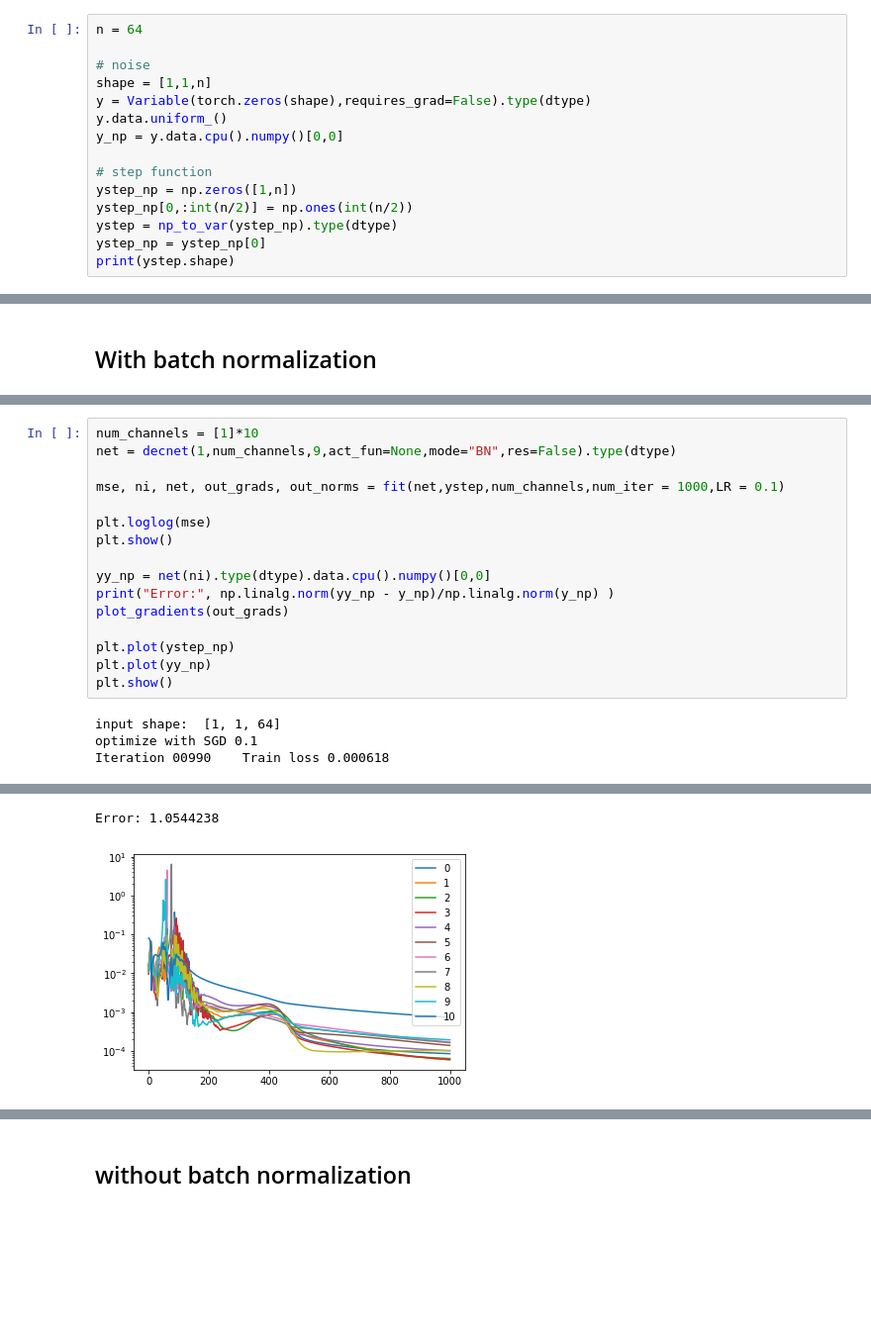
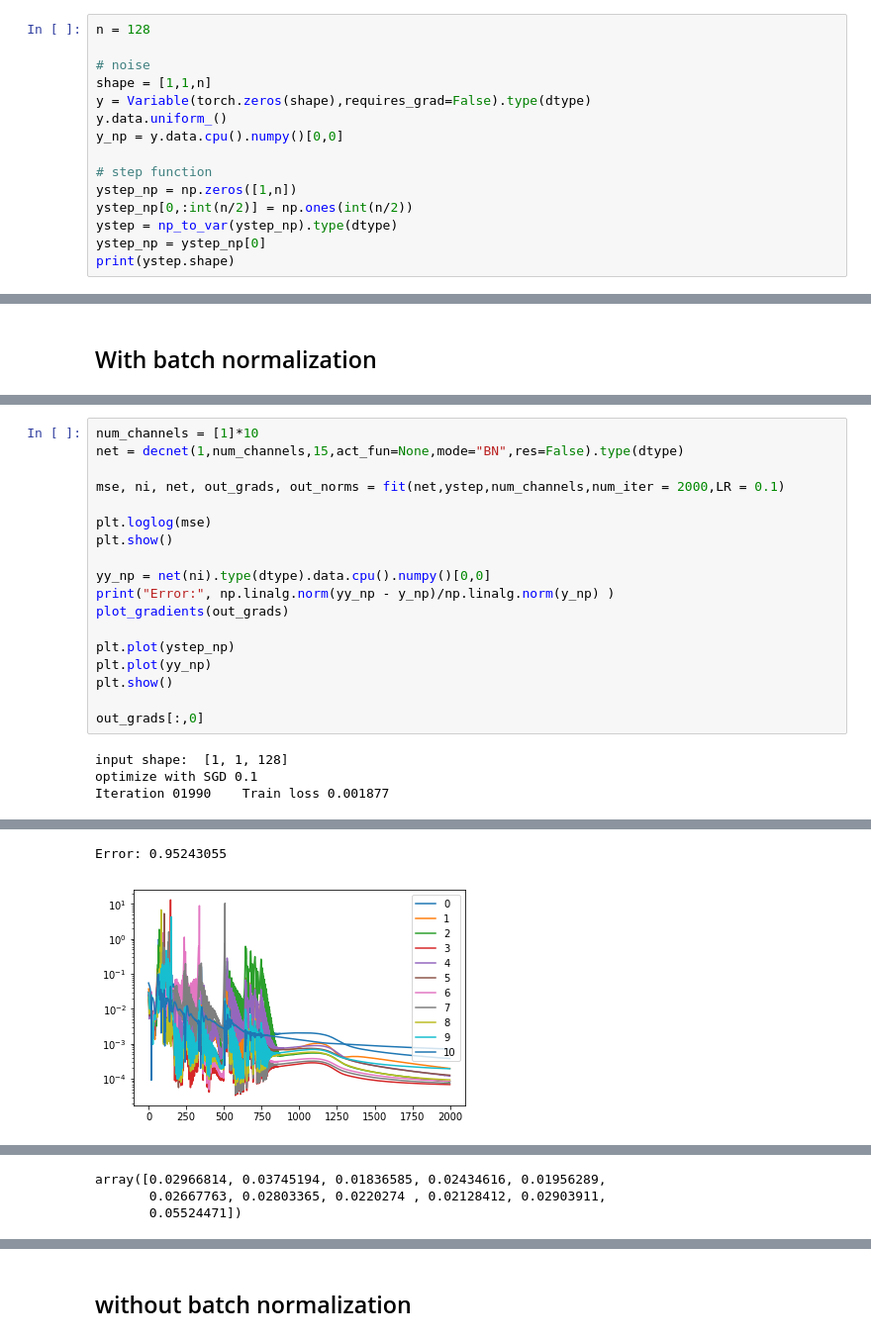
Before and after one commit to MLI-lab/channel_normalization, a Jupyter notebook: one_dim_net_convergence_paper.ipynb, the cells around one changed output, grey strips where cells are left out. Shown at 99% size. Cells and saved outputs as stored; diff of their text form; blank space fills up the shorter version.

```diff
--- a/one_dim_net_convergence_paper.ipynb
+++ b/one_dim_net_convergence_paper.ipynb
@@ -445,7 +445,7 @@ Error: 0.5062624
 # %% [markdown]
 # Linear networks
 # %%
-n = 64
+n = 128
 
 # noise
 shape = [1,1,n]
@@ -466,8 +499,8 @@ torch.Size([1, 1, 64])
 # %%
 num_channels = [1]*10
-net = decnet(1,num_channels,9,act_fun=None,mode="BN",res=False).type(dtype)
+net = decnet(1,num_channels,15,act_fun=None,mode="BN",res=False).type(dtype)
 
-mse, ni, net, out_grads, out_norms = fit(net,ystep,num_channels,num_iter = 1000,LR = 0.1)
+mse, ni, net, out_grads, out_norms = fit(net,ystep,num_channels,num_iter = 2000,LR = 0.1)
 
 plt.loglog(mse)
 plt.show()
@@ -479,7 +512,9 @@ plot_gradients(out_grads)
 plt.plot(ystep_np)
 plt.plot(yy_np)
 plt.show()
+
+out_grads[:,0]
 # %% [output]
-input shape:  [1, 1, 64]
+input shape:  [1, 1, 128]
 optimize with SGD 0.1
-Iteration 00990    Train loss 0.000618
+Iteration 01990    Train loss 0.001877
@@ -487,2 +522,2 @@ Iteration 00990    Train loss 0.000618
-Error: 1.0544238
+Error: 0.95243055
-[figure, old version]
+[figure, new version]
@@ -489,0 +525,3 @@ Error: 1.0544238
+array([0.02966814, 0.03745194, 0.01836585, 0.02434616, 0.01956289,
+       0.02667763, 0.02803365, 0.0220274 , 0.02128412, 0.02903911,
+       0.05524471])
```
Also changed, not shown: parts of 10 cells of this notebook.
